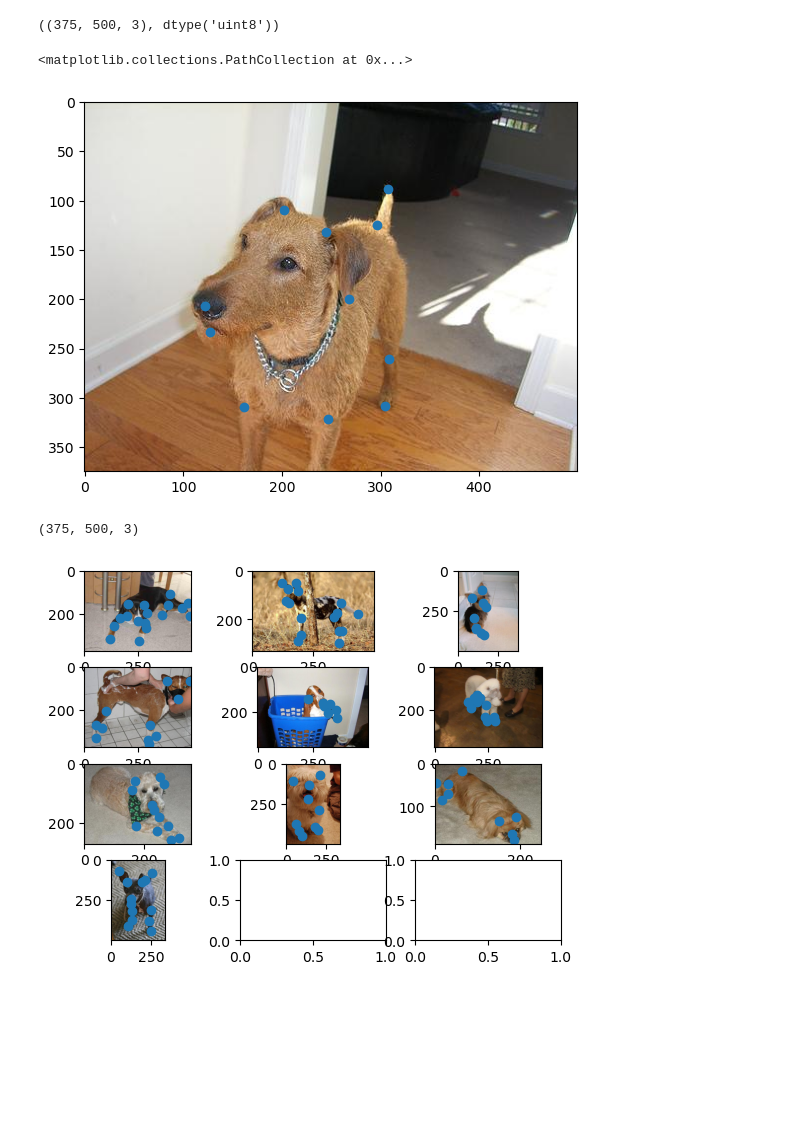
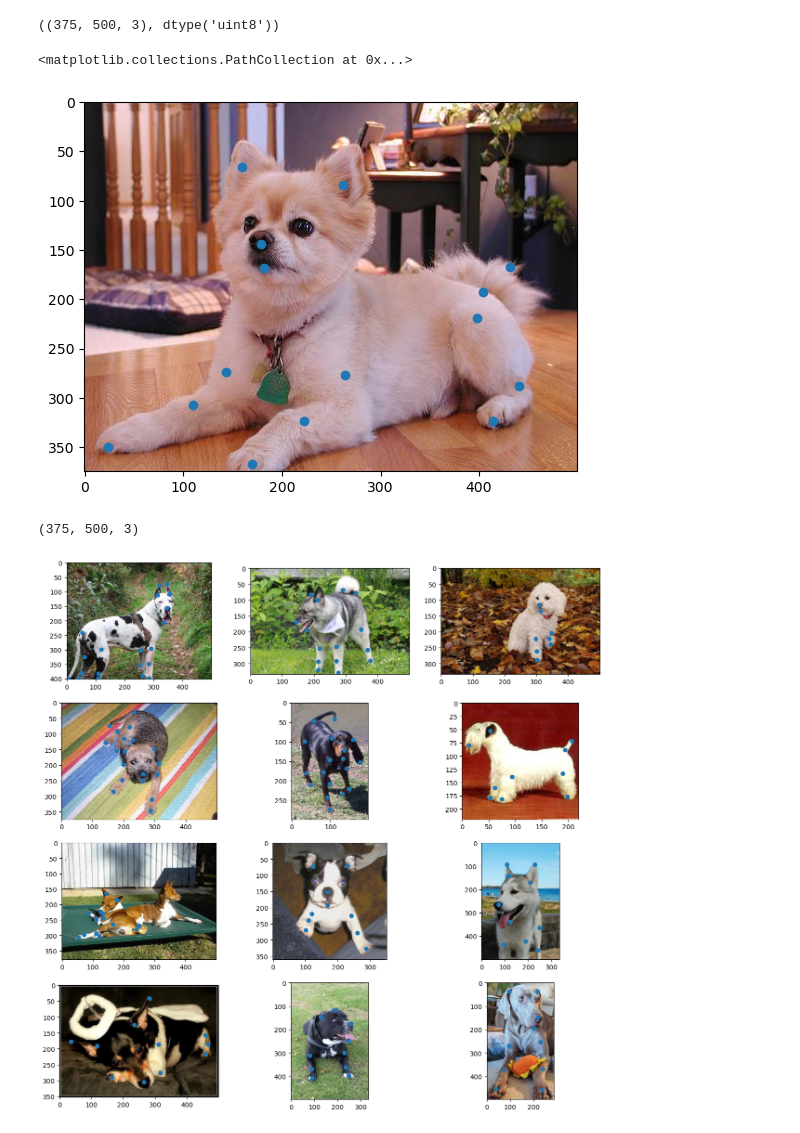
Before and after one commit to salwaElkaddaoui/Pose-estimation, a Jupyter notebook: explore_data.ipynb, the cells around one changed output. Drawn from its saved outputs; the diff is of its cells as text; code cells hidden in the pictures; blank space fills up the shorter version.

```diff
--- a/explore_data.ipynb
+++ b/explore_data.ipynb
@@ -20,7 +20,8 @@ annotation_filepath = 'Annotations/StanfordExtra_v1.json'
 # %% [markdown]
 ### Explore The Dataset
 # %%
+# open the annotations file
 f = open(os.path.join(dataset_path, annotation_filepath))
-data = json.load(f)
+annotations = json.load(f)
 f.close()
 # %% [markdown]
@@ -44,8 +52,8 @@ All annotations are gathered in a list, and an annotation item is a dictionary
 # %%
-nb_data_items = len(data)
+nb_data_items = len(annotations)
 rd_item = np.random.choice(np.arange(nb_data_items))
 # %%
-data_sample = data[rd_item]
+data_sample = annotations[rd_item]
 # %%
 # load image
 image_path = os.path.join(dataset_path, 'Images', data_sample['img_path'])
@@ -68,18 +76,18 @@ plt.imshow(image)
 plt.scatter(joints[:, 0], joints[:, 1])
 # %% [output]
 <matplotlib.collections.PathCollection at 0x...>
-[figure, old version]
+[figure, new version]
 # %%
 image.shape
 # %% [output]
 (375, 500, 3)
 # %%
 # refactor in a proper function
-# the variable that stores the annotations (i.e the variable "data") is not passed to the function below
+# the variable that stores the annotations (i.e the variable "annotations") is not passed to the function below
 def explore_data(nb_samples: int) -> None:
-    samples = np.random.choice(data, size=nb_samples, replace=False)
-    fig, axes = plt.subplots(nb_samples // 3 +1, 3)
-
+    samples = np.random.choice(annotations, size=nb_samples, replace=False)
+    fig, axes = plt.subplots(nb_samples // 3 if nb_samples % 3 == 0 else nb_samples // 3+1, 3)
+    fig.set_size_inches(15, 15)
     # for each sample
     for idx , sample in enumerate(samples):
 
@@ -100,6 +108,6 @@ def explore_data(nb_samples: int) -> None:
     # plt.tight_layout()
     plt.show()
 # %%
-explore_data(10)
+explore_data(12)
 # %% [output]
-[figure, old version]
+[figure, new version]
```
Also changed, not shown: parts of 13 cells of this notebook.
